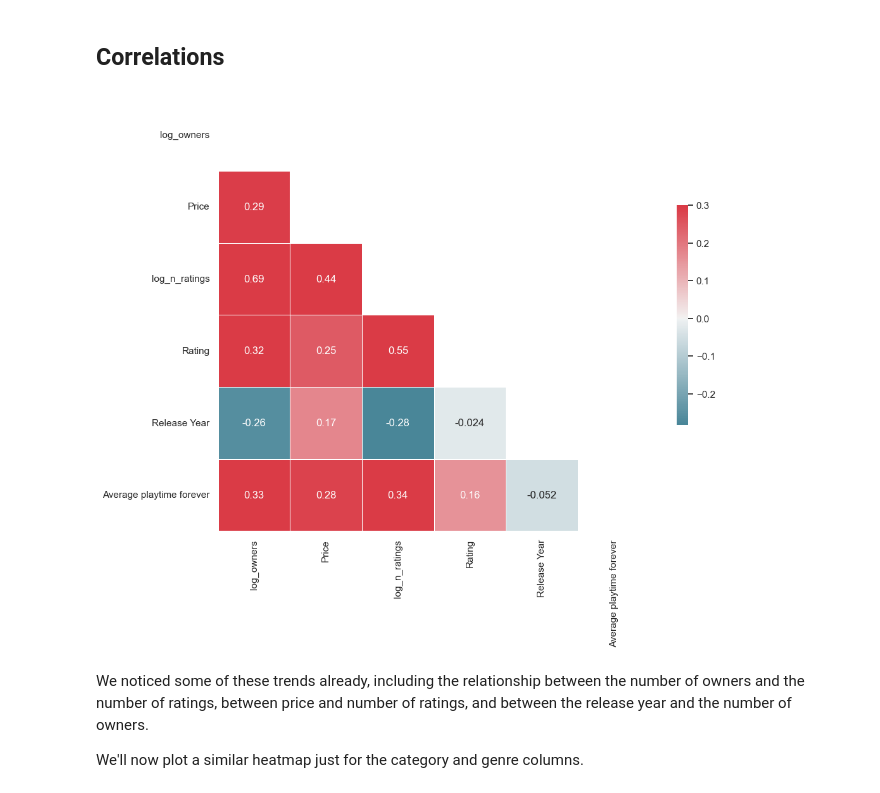
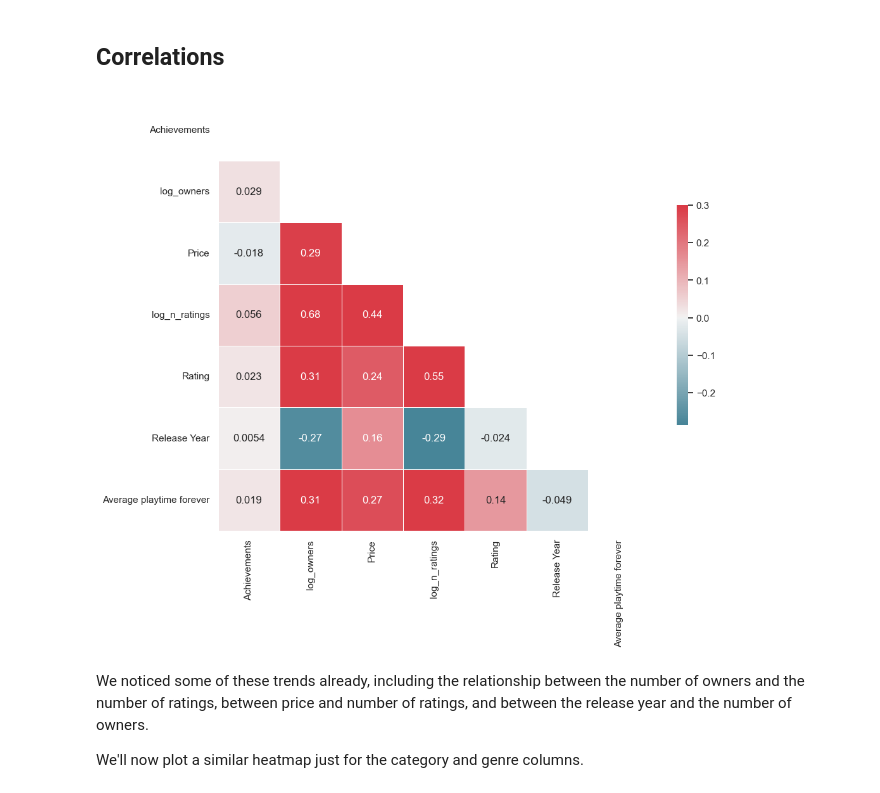
Before and after one commit to 21020673/Steam-Data-Analysis, a Jupyter notebook: notebooks/4-exploration.ipynb, the cells around one changed output. Saved outputs shown, nothing was run; the diff lists cells and outputs as text; code cells hidden in the pictures.

Commit message:
Add more graphs

```diff
--- a/notebooks/4-exploration.ipynb
+++ b/notebooks/4-exploration.ipynb
@@ -31,13 +31,19 @@ pd.read_csv('../data/steam_clean.csv').head()
 # %%
 def remove_non_english(df):
     # keep only rows marked as supporting English
-    df = df[df['english'] == 1].copy()
+    df = df[df['Supported languages'].str.contains('English')].copy()
 
     # keep rows which don't contain 3 or more non-ascii characters in succession
     df = df[~df['Name'].str.contains('[^\u0001-\u007F]{3,}')]
 
     # remove English column, now redundant
-    df = df.drop('english', axis=1)
+    df = df.drop('Supported languages', axis=1)
+
+    return df
+
+def iap(df):
+    # Add a column for games with in-app purchases
+    df['In-app purchases'] = df['Categories'].apply(lambda x: 1 if 'In-App Purchases' in x.split(',') else 0)
 
     return df
 
@@ -154,11 +160,8 @@ def pre_process():
     """Preprocess Steam dataset for exploratory analysis."""
     df = pd.read_csv('../data/steam_clean.csv')
 
-    # keep English only
-    df = remove_non_english(df)
-
-    # keep windows only, and remove platforms column
-    df = df[df['Windows'] == 1].drop(['Windows', 'Mac', 'Linux'], axis=1).copy()
+    # add in-app purchases column
+    df = iap(df)
 
     # keep lower bound of owners column, as integer
     df['Estimated owners'] = df['Estimated owners'].str.split('-').apply(lambda x: x[0]).astype(int)
@@ -556,0 +602,21 @@ ax = sns.stripplot(x='Price', y='genre', data=recent_df, jitter=True, alpha=.5,
+# %%
+import ast
+from wordcloud import WordCloud
+df['Supported languages'] = df['Supported languages'].apply(ast.literal_eval)
+print(df['Supported languages'])
+all_languages = [lang for sublist in df['Supported languages'] for lang in sublist]
+print(all_languages[0])
+all_languages = [x.split(' - ')[0] for x in all_languages]
+
+all_languages = [x for x in all_languages if x.isalpha()]
+
+word_counts = {}
+for word in all_languages:
+    word_counts[word] = word_counts.get(word, 0) + 1
+
+wordcloud = WordCloud(width=800, height=400, background_color='black')
+wordcloud.generate_from_frequencies(word_counts)
+
+plt.imshow(wordcloud, interpolation='bilinear')
+plt.axis('off')
+plt.show()
@@ -783,28 +914,28 @@ Bethesda Softworks tend to release action games.
 # %%
 def plot_correlation_heatmap(df):
     corr = df.corr()
 
     sns.set(style='white')
     mask = np.zeros_like(corr, dtype=bool)
     mask[np.triu_indices_from(mask)] = True
 
     f, ax = plt.subplots(figsize=(11,9))
     cmap = sns.diverging_palette(220, 10, as_cmap=True)
 
     sns.heatmap(corr, mask=mask, cmap=cmap, vmax=0.3, center=0,
                 square=True, linewidths=.5, cbar_kws={"shrink": .5}, annot=True)
 
     plt.yticks(rotation=0)
     plt.show()
     plt.rcdefaults()
 
 corr_df = df.copy()
 corr_df['log_owners'] = np.log10(corr_df['Estimated owners'])
 corr_df['log_n_ratings'] = np.log10(corr_df['Total Ratings'])
 
-plot_correlation_heatmap(corr_df[['log_owners', 'Price', 'log_n_ratings', 'Rating', 'Release Year', 'Average playtime forever']])
+plot_correlation_heatmap(corr_df[['Achievements', 'log_owners', 'Price', 'log_n_ratings', 'Rating', 'Release Year', 'Average playtime forever']])
 # %% [output]
-[figure, old version]
+[figure, new version]
 # %% [markdown]
 We noticed some of these trends already, including the relationship between the number of owners and the number of ratings, between price and number of ratings, and between the release year and the number of owners.
 
```
Also changed, not shown: parts of 35 cells of this notebook, 4 other files.
